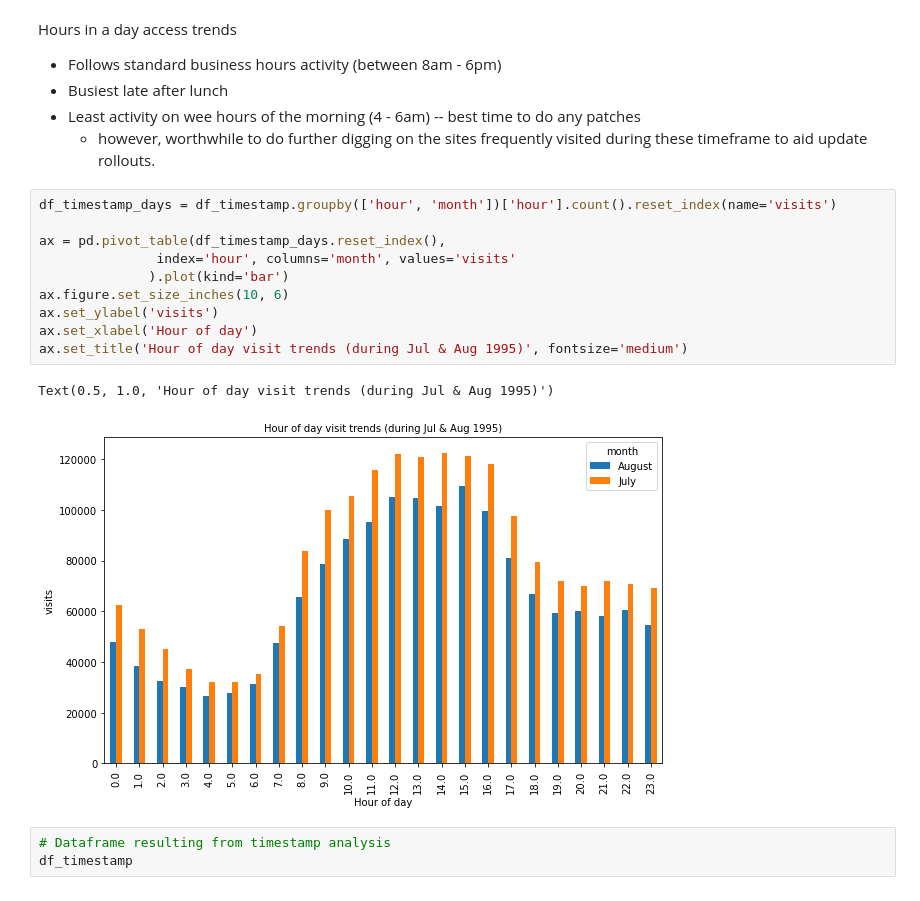
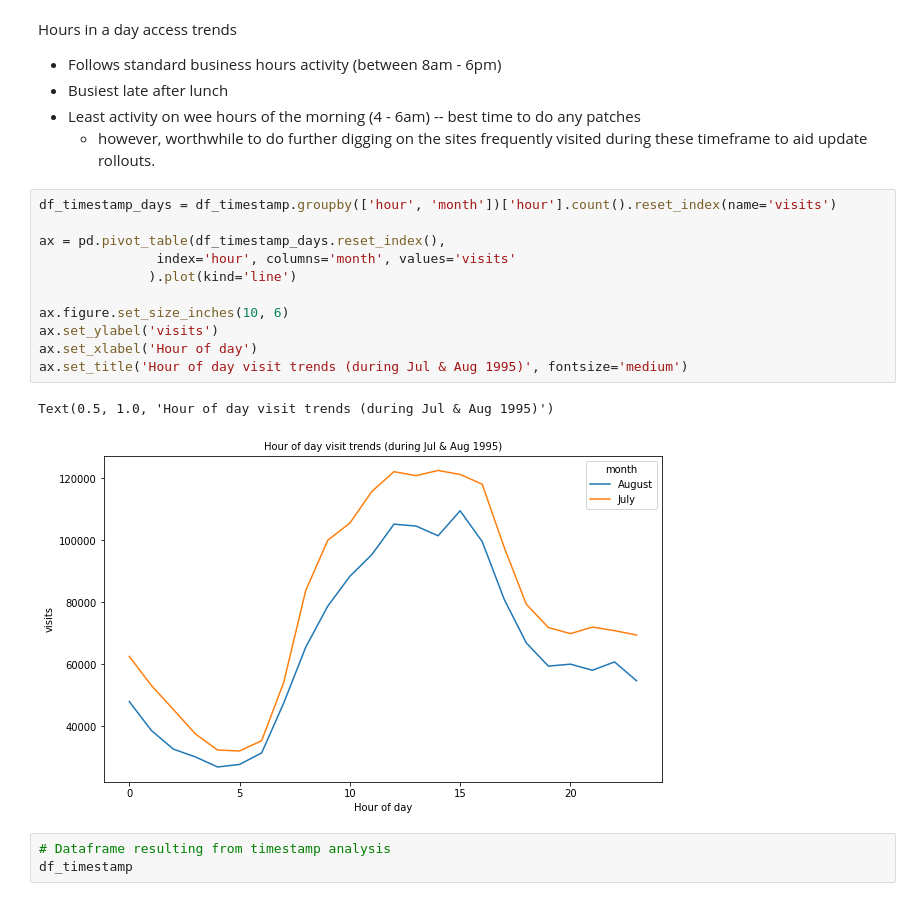
Before and after one commit to emtabiraobarias/nasa-website-1995-analysis, a Jupyter notebook: eda/nasa_website_analysis.ipynb, the cells around one changed output. Cells and saved outputs as stored; diff of their text form.

```diff
--- a/eda/nasa_website_analysis.ipynb
+++ b/eda/nasa_website_analysis.ipynb
@@ -411,16 +411,17 @@ Hours in a day access trends
 # %%
 df_timestamp_days = df_timestamp.groupby(['hour', 'month'])['hour'].count().reset_index(name='visits')
 
 ax = pd.pivot_table(df_timestamp_days.reset_index(),
                index='hour', columns='month', values='visits'
-              ).plot(kind='bar')
+              ).plot(kind='line')
+
 ax.figure.set_size_inches(10, 6)
 ax.set_ylabel('visits')
 ax.set_xlabel('Hour of day')
 ax.set_title('Hour of day visit trends (during Jul & Aug 1995)', fontsize='medium')
 # %% [output]
 Text(0.5, 1.0, 'Hour of day visit trends (during Jul & Aug 1995)')
-[figure, old version]
+[figure, new version]
 # %%
 # Dataframe resulting from timestamp analysis
 df_timestamp
```
Also changed, not shown: parts of 11 cells of this notebook.
